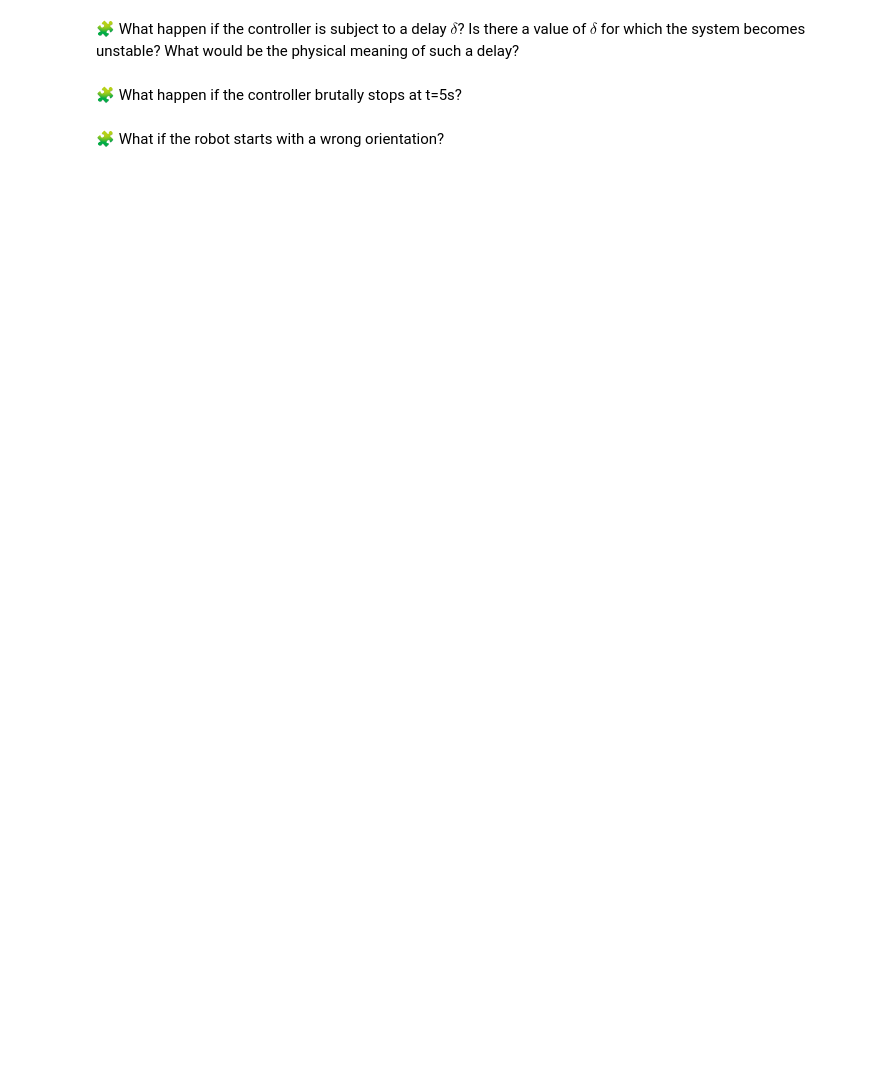
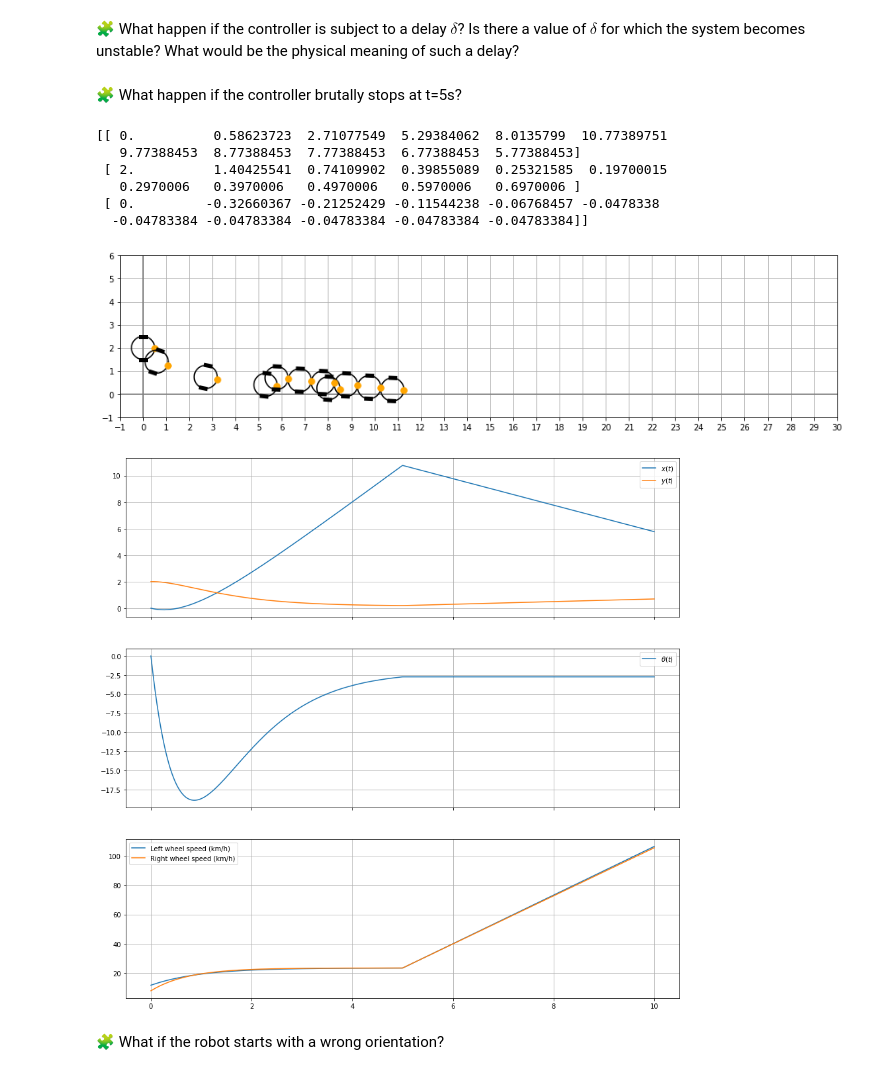
Before and after one commit to MarouaneBAZZAOUI0/control-engineering-with-python-project-2021-2022, a Jupyter notebook: Project - Step 3.ipynb, the cells around one changed output. Drawn from its saved outputs; the diff is of its cells as text; code cells hidden in the pictures; blank space fills up the shorter version.

```diff
--- a/Project - Step 3.ipynb
+++ b/Project - Step 3.ipynb
@@ -854,2 +896,56 @@ pass
+# %%
+WindX = -1
+WindY = 0.1
+def fun(t,deltaX):
+    if(t>=5): return [WindX-v,WindY,0]
+    return A@deltaX+B@deltaOmega(t,deltaX)+[WindX-v,WindY,0]
+
+poles = [-1.2,-1.21,-1.22] # Strictly negative real part
+K = place_poles(A,B,poles).gain_matrix
+
+tf = 10
+r = solve_ivp(fun=fun,t_span=[0,tf],y0=[0,2,0],dense_output=True, rtol=1e-6, atol=1e-12)
+
+step = 1
+t = arange(0,tf+step,step)
+sol_t = r["sol"](t)
+sol_t[0]+=v*t
+print(sol_t)
+draw_arena(-1,30,-1,6)
+for x, y, theta in sol_t.T:
+    draw_robot(x, y, theta)
+
+t = linspace(0.0,tf, 1000)
+dx, dy, dtheta = r["sol"](t)
+fig=figure(figsize=(15, 15))
+ax1, ax2, ax3 = fig.subplots(3, 1, sharex=True)
+ax1.grid(True)
+ax1.plot(t, dx + v*t, label="$x(t)$")
+ax1.plot(t, dy, label="$y(t)$")
+ax1.legend()
+ax2.grid(True)
+ax2.plot(t, dtheta*180/pi, label=r"$\theta(t)$")
+ax2.legend()
+
+dX = r["sol"](t)
+dOmega = -K@dX
+dOmega_l = dOmega[0,:]
+dOmega_r = dOmega[1,:]
+omega_l = dOmega_l +v/R
+omega_r = dOmega_r +v/R
+
+ax3.plot(t,omega_l*R*3.6, label=r"Left wheel speed (km/h)")
+ax3.plot(t,omega_r*R*3.6, label=r"Right wheel speed (km/h)")
+ax3.legend()
+ax3.grid()
+# %% [output]
+[[ 0.          0.58623723  2.71077549  5.29384062  8.0135799  10.77389751
+   9.77388453  8.77388453  7.77388453  6.77388453  5.77388453]
+ [ 2.          1.40425541  0.74109902  0.39855089  0.25321585  0.19700015
+   0.2970006   0.3970006   0.4970006   0.5970006   0.6970006 ]
+ [ 0.         -0.32660367 -0.21252429 -0.11544238 -0.06768457 -0.0478338
+  -0.04783384 -0.04783384 -0.04783384 -0.04783384 -0.04783384]]
+[figure, added]
+[figure, added]
 # %% [markdown]
 🧩 What if the robot starts with a wrong orientation?
```
Also changed, not shown: parts of 7 cells of this notebook.
